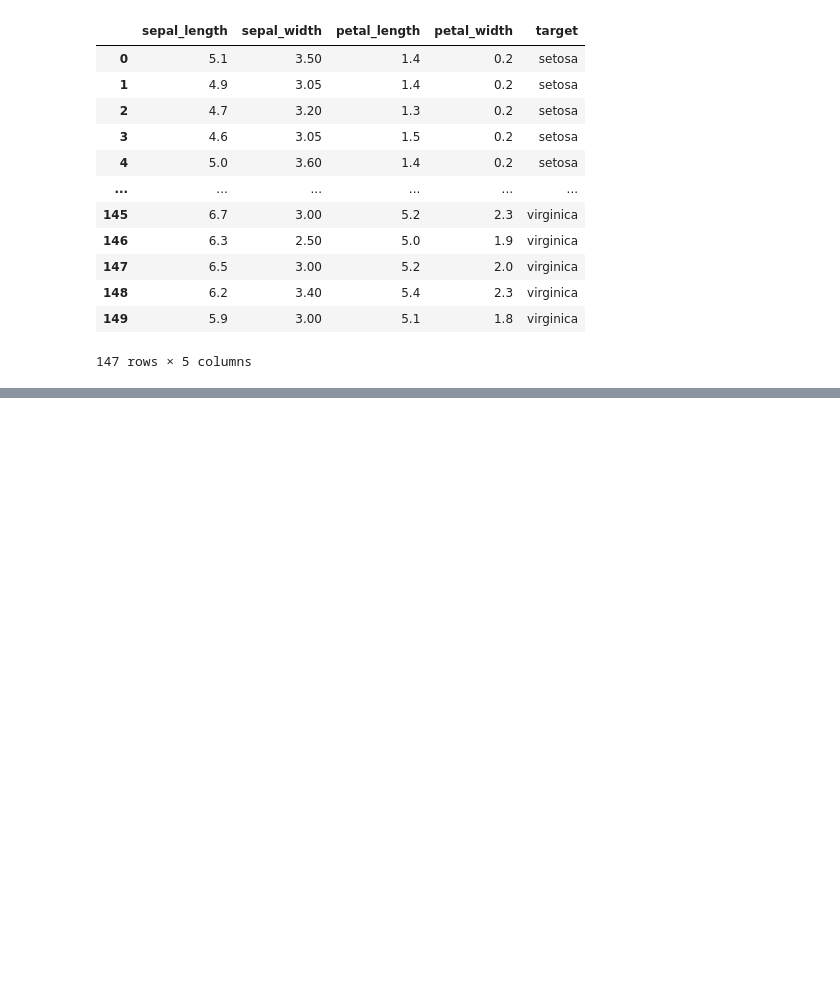
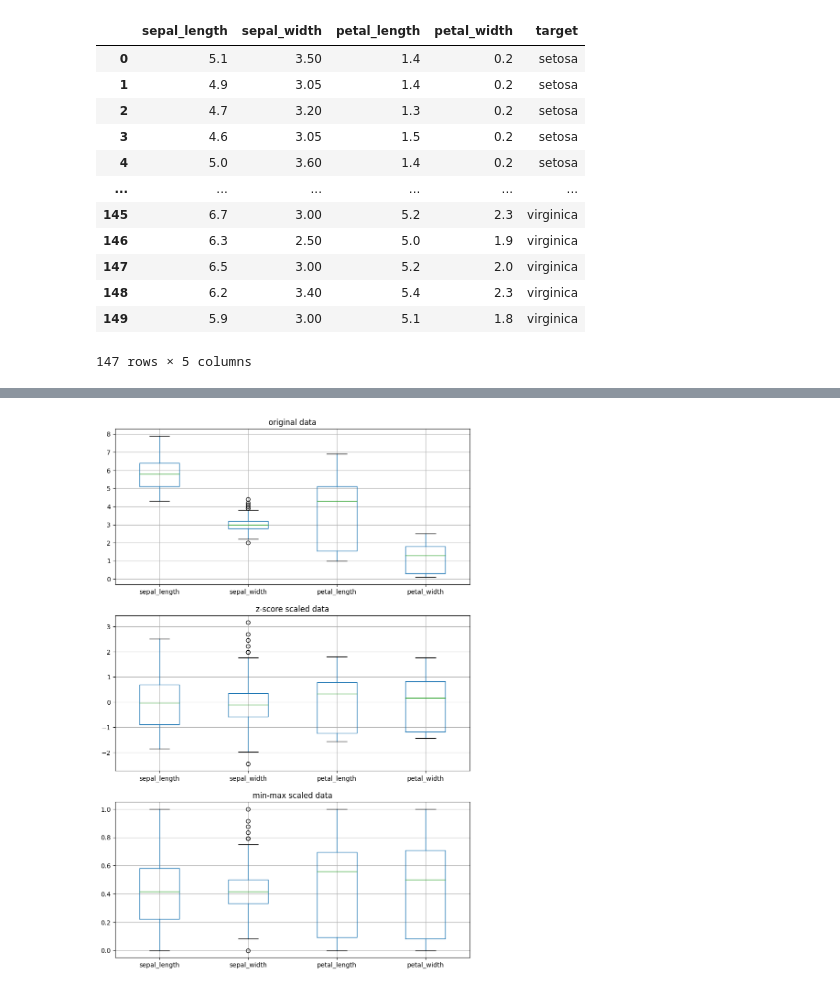
Before and after one commit to Jaen-923/2024-KISIA, a Jupyter notebook: 데이터_분석_및_전처리.ipynb, the cells around one changed output, grey strips where cells are left out. Drawn from its saved outputs; the diff is of its cells as text; code cells hidden in the pictures; blank space fills up the shorter version.

```diff
--- a/데이터_분석_및_전처리.ipynb
+++ b/데이터_분석_및_전처리.ipynb
@@ -152,0 +174,3 @@ z_score = (df_processed['petal_length'] - petal_length_avg) / petal_length_std
+# %%
+df_processed2 = df_processed[~outlier_filter2]
+len(df_processed2)
@@ -152,0 +179,9 @@ z_score = (df_processed['petal_length'] - petal_length_avg) / petal_length_std
+# %%
+from sklearn import preprocessing
+columns_to_scale = ['sepal_length', 'sepal_width', 'petal_length', 'petal_width']
+# %%
+# z 스코어 정규화
+df_scaled_standardized = df_processed2.copy()
+scaler = preprocessing.StandardScaler()
+df_scaled_standardized[columns_to_scale] = scaler.fit_transform(df_processed2[columns_to_scale])
+df_scaled_standardized
@@ -152,0 +202,6 @@ z_score = (df_processed['petal_length'] - petal_length_avg) / petal_length_std
+# %%
+# Min - Max 정규화
+df_scaled_normalized = df_processed2.copy()
+scaler = preprocessing.MinMaxScaler()
+df_scaled_normalized[columns_to_scale] = scaler.fit_transform(df_processed2[columns_to_scale])
+df_scaled_normalized
@@ -152,0 +222,14 @@ z_score = (df_processed['petal_length'] - petal_length_avg) / petal_length_std
+# %%
+plt.figure(figsize=(10, 15))
+plt.subplot(3, 1, 1)
+df_processed2[columns_to_scale].boxplot()
+plt.title('original data')
+plt.subplot(3, 1, 2)
+df_scaled_standardized[columns_to_scale].boxplot()
+plt.title('z-score scaled data')
+plt.subplot(3, 1, 3)
+df_scaled_normalized[columns_to_scale].boxplot()
+plt.title('min-max scaled data')
+plt.show()
+# %% [output]
+[figure, added]
```
Also changed, not shown: parts of 11 cells of this notebook, 1 other file.
